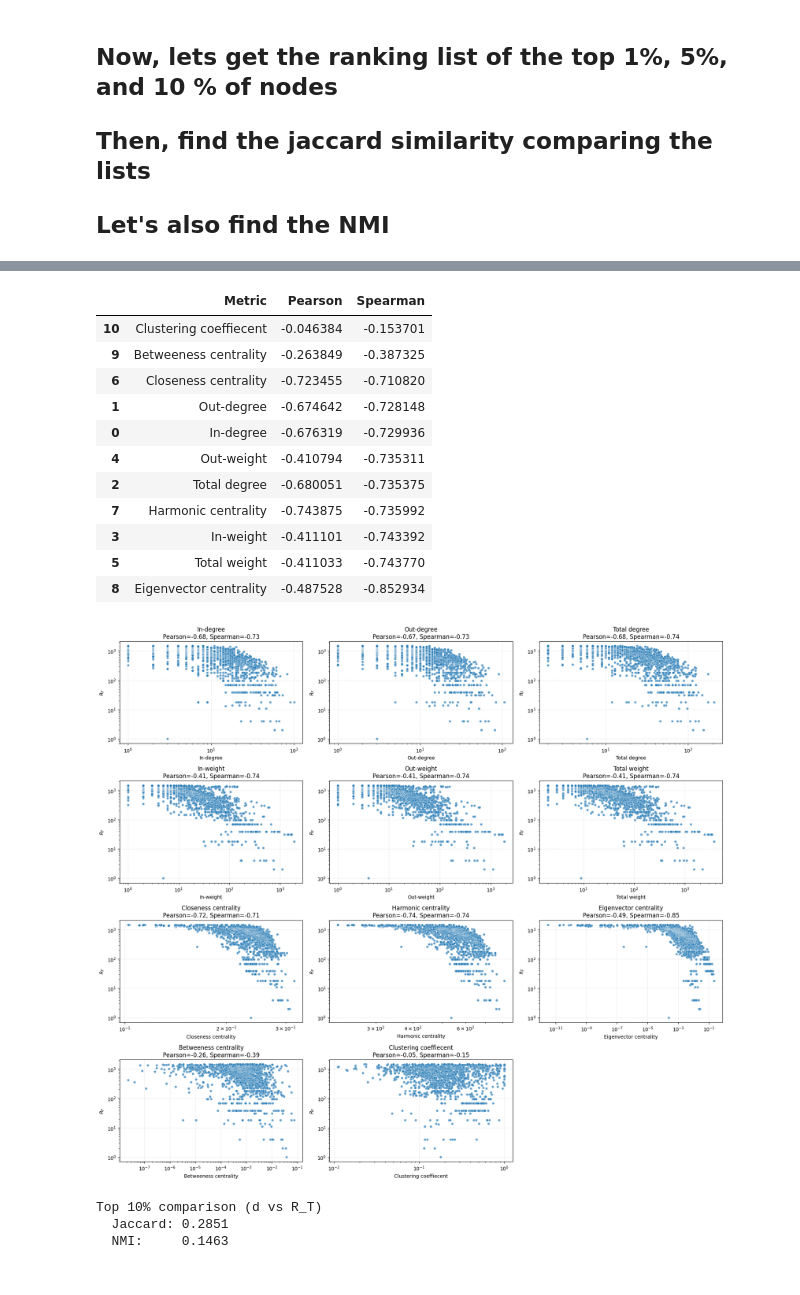
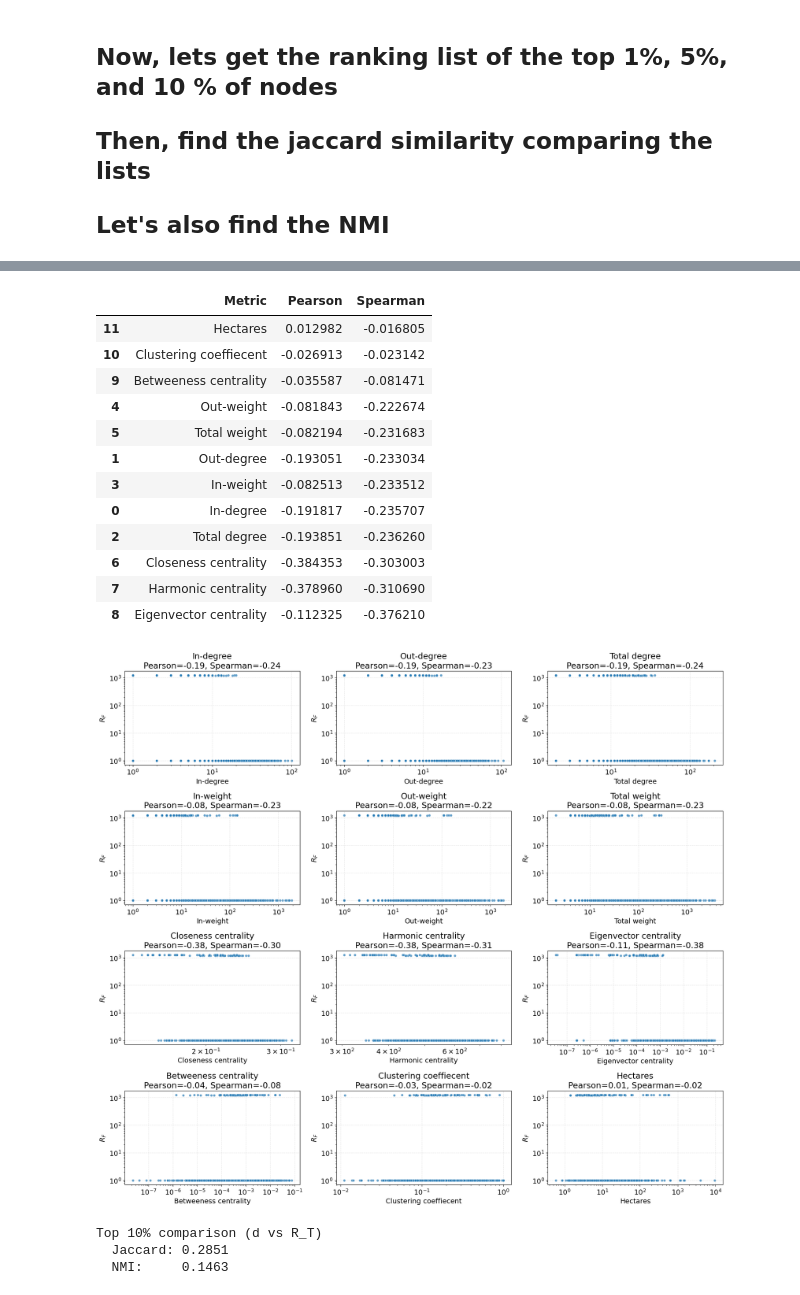
Before and after one commit to vakrao/sent, a Jupyter notebook: notebook/corr_rankings.ipynb, the cells around one changed output, grey strips where cells are left out. Drawn from its saved outputs; the diff is of its cells as text; code cells hidden in the pictures.

```diff
--- a/notebook/corr_rankings.ipynb
+++ b/notebook/corr_rankings.ipynb
@@ -1,5 +1,6 @@
 # %%
 import matplotlib.pyplot as plt
+plt.rcParams.update({'font.size': 14})
 import numpy as np
 import pandas as pd
 import math
@@ -9,6 +10,8 @@ from scipy.stats import spearmanr
 # %%
 # Load Data
 ranked_data = pd.read_csv("../data/data_y_real.csv")
+yearly_seeds = pd.read_csv("yearly_real.csv")
+ranked_data = ranked_data.loc[ranked_data["seed"].isin(yearly_seeds["good_seeds"])]
 ranked_data['o_s'] = ranked_data['d_c'] + ranked_data['d_i']
 outbreak_sizes = ranked_data.groupby(["seed"])["o_s"].agg("max")
 new_df = pd.DataFrame()
@@ -393,7 +429,7 @@ import matplotlib.pyplot as plt
 from scipy.stats import pearsonr, spearmanr
 
 # Load the dataset
-df = pd.read_csv("sentinel_rank_table.csv")
+df = pd.read_csv("sentinel_rank_table_calib_seeds.csv")
 
 # Define metric columns and readable labels
 metric_map = {
@@ -407,7 +443,8 @@ metric_map = {
     "harm": "Harmonic centrality",
     "ev": "Eigenvector centrality",
     'bc': "Betweeness centrality",
-    'clust':'Clustering coeffiecent'
+    'clust':'Clustering coeffiecent',
+    'h': 'Hectares'
 }
 
 # Ensure R_F is numeric
@@ -429,46 +466,47 @@ for i, (col, label) in enumerate(metric_map.items(), 1):
     # Compute correlations
     pearson_corr, _ = pearsonr(subdf[col], subdf["R_F"])
     spearman_corr, _ = spearmanr(subdf[col], subdf["R_F"])
 
     # Plot
     sns.scatterplot(x=subdf[col], y=subdf["R_F"], s=25, alpha=0.7)
     plt.xscale("log")
     plt.yscale("log")
     plt.xlabel(label)
     plt.ylabel(f"$R_F$")
     plt.title(f"{label}\nPearson={pearson_corr:.2f}, Spearman={spearman_corr:.2f}")
     plt.grid(True, linestyle="--", alpha=0.3)
 
 plt.tight_layout()
-plt.savefig("RF_vs_network_metrics_loglog.png", dpi=300, bbox_inches="tight")
+#plt.savefig("RF_vs_network_metrics_loglog.png", dpi=300, bbox_inches="tight")
 #plt.show()
 
 # %%
 # Optional: Display correlation table sorted by strongest Spearman correlation
 corrs = []
 for col, label in metric_map.items():
     subdf = df[[col, "R_F"]].dropna()
     subdf = subdf[(subdf[col] > 0) & (subdf["R_F"] > 0)]
     pearson_corr, _ = pearsonr(subdf[col], subdf["R_F"])
     spearman_corr, _ = spearmanr(subdf[col], subdf["R_F"])
     corrs.append({"Metric": label, "Pearson": pearson_corr, "Spearman": spearman_corr})
 
 corr_df = pd.DataFrame(corrs).sort_values("Spearman", ascending=False)
 display(corr_df)
 # %% [output]
 |  | Metric | Pearson | Spearman |
-| 10 | Clustering coeffiecent | -0.046384 | -0.153701 |
-| 9 | Betweeness centrality | -0.263849 | -0.387325 |
-| 6 | Closeness centrality | -0.723455 | -0.710820 |
-| 1 | Out-degree | -0.674642 | -0.728148 |
-| 0 | In-degree | -0.676319 | -0.729936 |
-| 4 | Out-weight | -0.410794 | -0.735311 |
-| 2 | Total degree | -0.680051 | -0.735375 |
-| 7 | Harmonic centrality | -0.743875 | -0.735992 |
-| 3 | In-weight | -0.411101 | -0.743392 |
-| 5 | Total weight | -0.411033 | -0.743770 |
-| 8 | Eigenvector centrality | -0.487528 | -0.852934 |
+| 11 | Hectares | 0.012982 | -0.016805 |
+| 10 | Clustering coeffiecent | -0.026913 | -0.023142 |
+| 9 | Betweeness centrality | -0.035587 | -0.081471 |
+| 4 | Out-weight | -0.081843 | -0.222674 |
+| 5 | Total weight | -0.082194 | -0.231683 |
+| 1 | Out-degree | -0.193051 | -0.233034 |
+| 3 | In-weight | -0.082513 | -0.233512 |
+| 0 | In-degree | -0.191817 | -0.235707 |
+| 2 | Total degree | -0.193851 | -0.236260 |
+| 6 | Closeness centrality | -0.384353 | -0.303003 |
+| 7 | Harmonic centrality | -0.378960 | -0.310690 |
+| 8 | Eigenvector centrality | -0.112325 | -0.376210 |
-[figure, old version]
+[figure, new version]
 # %%
 # ----- parameters -----
 p = 10   # top 10%
```
Also changed, not shown: parts of 12 cells of this notebook, 1 other file.
